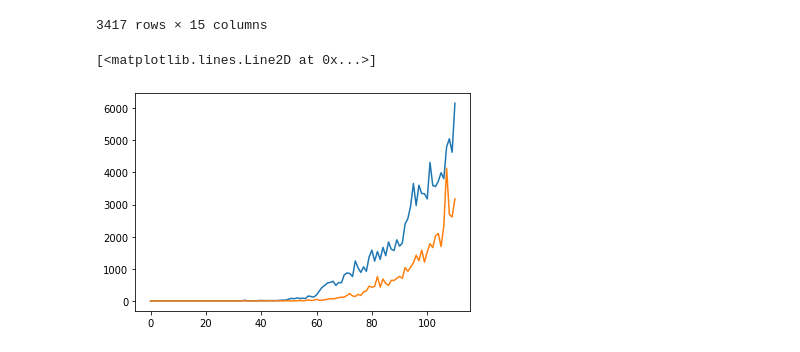
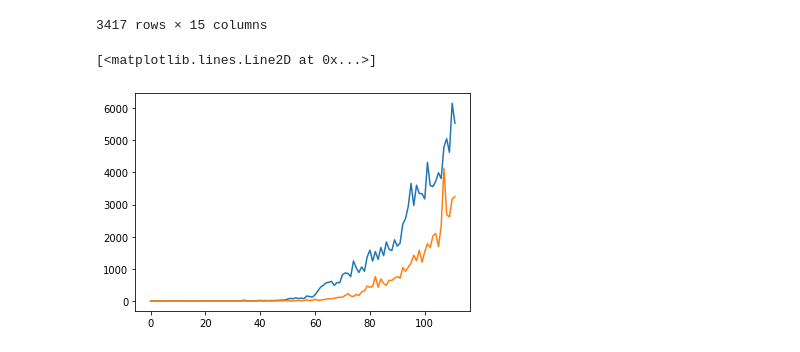
Before and after one commit to RahulBatra065/Report-on-Covid-19, a Jupyter notebook: Crowd-Sourced-Data-India.ipynb, the cells around one changed output. Saved outputs shown, nothing was run; the diff lists cells and outputs as text; code cells hidden in the pictures.

```diff
--- a/Crowd-Sourced-Data-India.ipynb
+++ b/Crowd-Sourced-Data-India.ipynb
@@ -157,13 +157,13 @@ pd.read_csv('https://api.covid19india.org/csv/latest/death_and_recovered1.csv')
 # %%
 r=pd.read_csv('https://api.covid19india.org/csv/latest/case_time_series.csv')
 # %%
-plt.plot(range(0,111),r['Daily Confirmed'])
+plt.plot(range(0,112),r['Daily Confirmed'])
 
 r['Removed'] = r['Daily Recovered'] + r['Daily Deceased']
-plt.plot(range(0,111),r['Removed'])
+plt.plot(range(0,112),r['Removed'])
 # %% [output]
 [<matplotlib.lines.Line2D at 0x...>]
-[figure, old version]
+[figure, new version]
 # %%
 r['Removed']
 # %% [output]
```
Also changed, not shown: parts of 6 cells of this notebook.
